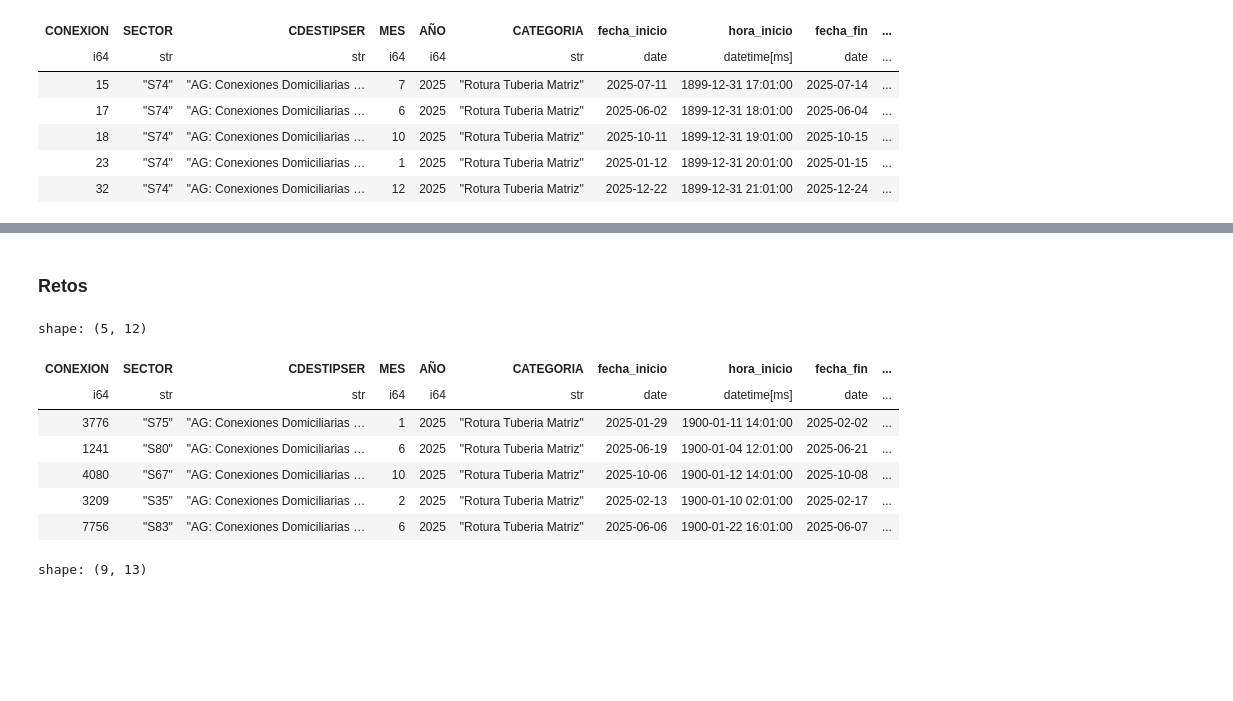
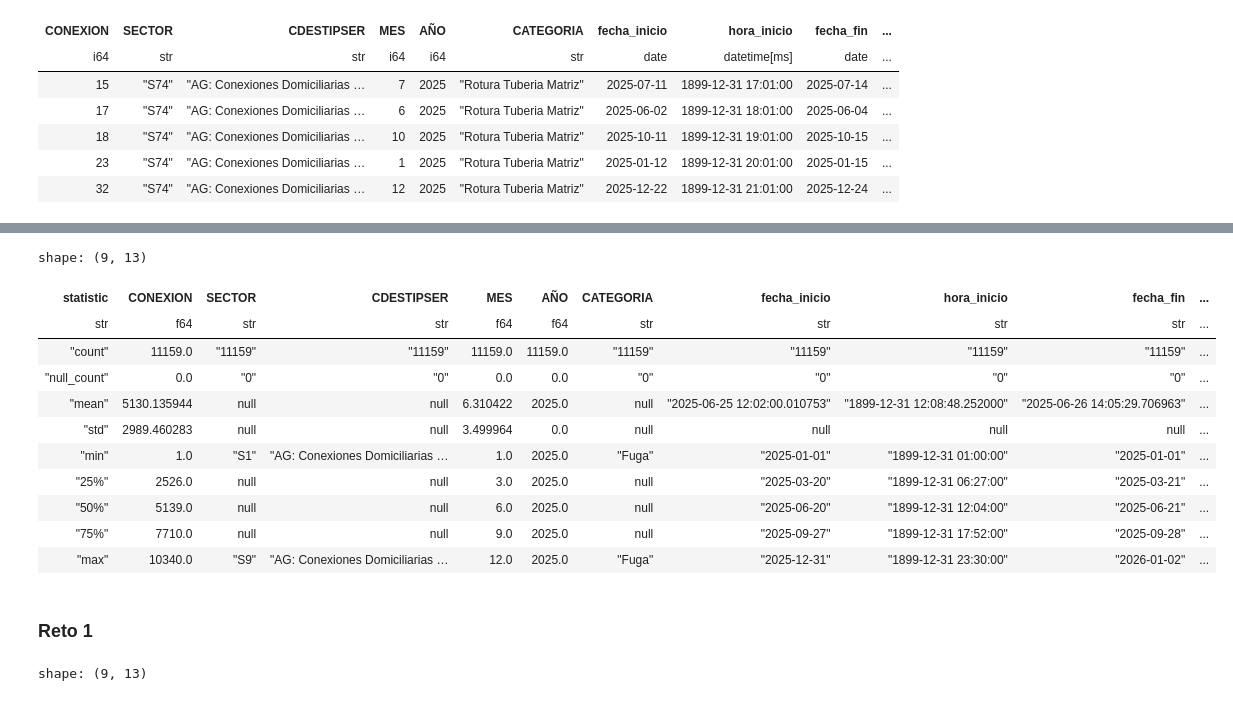
Before and after one commit to khar20/datathon-sunass, a Jupyter notebook: main.ipynb, the cells around one changed output, grey strips where cells are left out. Cells and saved outputs as stored; diff of their text form; code cells hidden in the pictures; blank space fills up the shorter version.

```diff
--- a/main.ipynb
+++ b/main.ipynb
@@ -34,21 +46,26 @@ shape: (9, 13)
 | "50%" | 5155.0 | null | null | 6.0 | 2025.0 | null | "2025-06-17" | "1900-01-15 20:01:00" | "2025-06-19" | ... |
 | "75%" | 8107.0 | null | null | 9.0 | 2025.0 | null | "2025-09-22" | "1900-01-23 09:01:00" | "2025-09-25" | ... |
 | "max" | 10318.0 | "S84" | "AG: Conexiones Domiciliarias … | 12.0 | 2025.0 | "Rotura Tuberia Matriz" | "2025-12-31" | "1900-01-30 22:01:00" | "2026-01-04" | ... |
+# %%
+df2_sec.describe()
+# %% [output]
+shape: (9, 13)
+| statistic | CONEXION | SECTOR | CDESTIPSER | MES | AÑO | CATEGORIA | fecha_inicio | hora_inicio | fecha_fin | ... |
+| str | f64 | str | str | f64 | f64 | str | str | str | str | ... |
+| "count" | 11159.0 | "11159" | "11159" | 11159.0 | 11159.0 | "11159" | "11159" | "11159" | "11159" | ... |
+| "null_count" | 0.0 | "0" | "0" | 0.0 | 0.0 | "0" | "0" | "0" | "0" | ... |
+| "mean" | 5130.135944 | null | null | 6.310422 | 2025.0 | null | "2025-06-25 12:02:00.010753" | "1899-12-31 12:08:48.252000" | "2025-06-26 14:05:29.706963" | ... |
+| "std" | 2989.460283 | null | null | 3.499964 | 0.0 | null | null | null | null | ... |
+| "min" | 1.0 | "S1" | "AG: Conexiones Domiciliarias … | 1.0 | 2025.0 | "Fuga" | "2025-01-01" | "1899-12-31 01:00:00" | "2025-01-01" | ... |
+| "25%" | 2526.0 | null | null | 3.0 | 2025.0 | null | "2025-03-20" | "1899-12-31 06:27:00" | "2025-03-21" | ... |
+| "50%" | 5139.0 | null | null | 6.0 | 2025.0 | null | "2025-06-20" | "1899-12-31 12:04:00" | "2025-06-21" | ... |
+| "75%" | 7710.0 | null | null | 9.0 | 2025.0 | null | "2025-09-27" | "1899-12-31 17:52:00" | "2025-09-28" | ... |
+| "max" | 10340.0 | "S9" | "AG: Conexiones Domiciliarias … | 12.0 | 2025.0 | "Fuga" | "2025-12-31" | "1899-12-31 23:30:00" | "2026-01-02" | ... |
 # %% [markdown]
-### Retos
+### Reto 1
 # %%
-# Reto 1:
 # 1. Remover duplicados
 
-df_02 = df_02.unique(subset=['CONEXION', 'CATEGORIA', 'fecha_inicio'], keep='first')
-df_02.head()
+df2_prim = df2_prim.unique(subset=['CONEXION', 'CATEGORIA', 'fecha_inicio'], keep='first')
+df2_sec = df2_sec.unique(subset=['CONEXION', 'CATEGORIA', 'fecha_inicio'], keep='first')
-# %% [output]
-shape: (5, 12)
-| CONEXION | SECTOR | CDESTIPSER | MES | AÑO | CATEGORIA | fecha_inicio | hora_inicio | fecha_fin | ... |
-| i64 | str | str | i64 | i64 | str | date | datetime[ms] | date | ... |
-| 3776 | "S75" | "AG: Conexiones Domiciliarias … | 1 | 2025 | "Rotura Tuberia Matriz" | 2025-01-29 | 1900-01-11 14:01:00 | 2025-02-02 | ... |
-| 1241 | "S80" | "AG: Conexiones Domiciliarias … | 6 | 2025 | "Rotura Tuberia Matriz" | 2025-06-19 | 1900-01-04 12:01:00 | 2025-06-21 | ... |
-| 4080 | "S67" | "AG: Conexiones Domiciliarias … | 10 | 2025 | "Rotura Tuberia Matriz" | 2025-10-06 | 1900-01-12 14:01:00 | 2025-10-08 | ... |
-| 3209 | "S35" | "AG: Conexiones Domiciliarias … | 2 | 2025 | "Rotura Tuberia Matriz" | 2025-02-13 | 1900-01-10 02:01:00 | 2025-02-17 | ... |
-| 7756 | "S83" | "AG: Conexiones Domiciliarias … | 6 | 2025 | "Rotura Tuberia Matriz" | 2025-06-06 | 1900-01-22 16:01:00 | 2025-06-07 | ... |
 # %%
```
Also changed, not shown: parts of 9 cells of this notebook.
